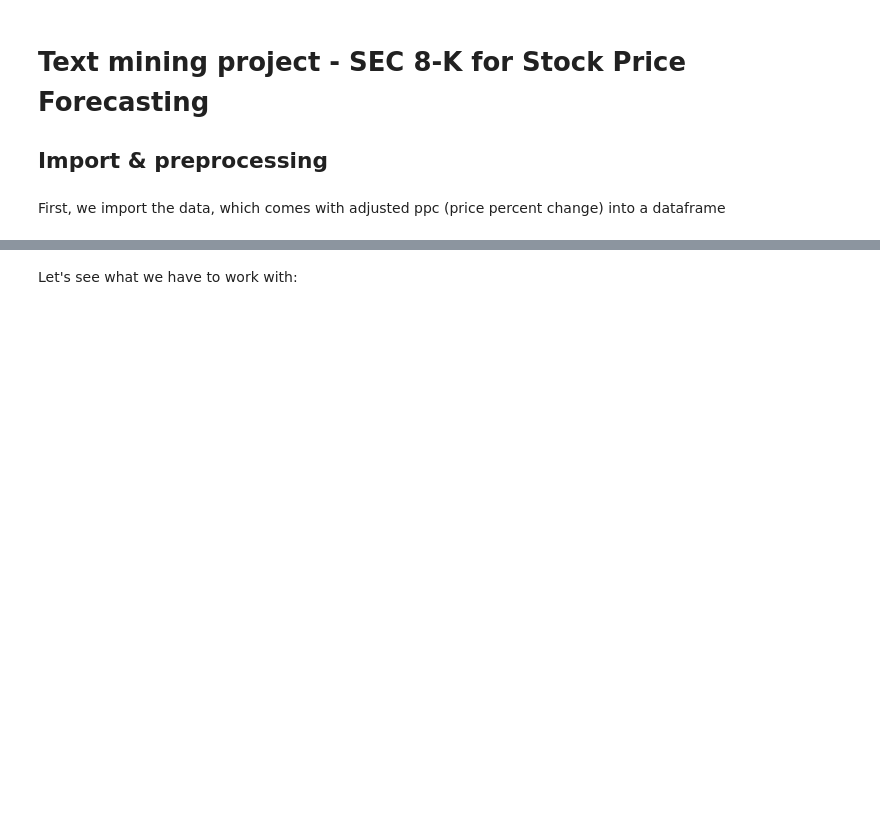
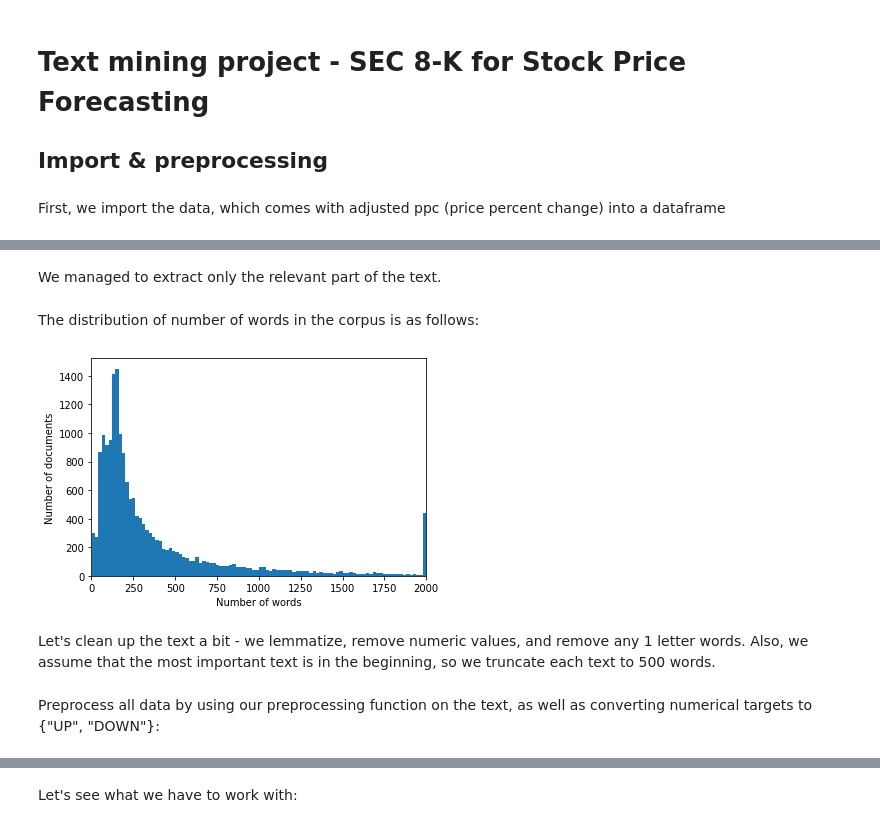
Before and after one commit to emilerik/predict-stock-prices-NLP, a Jupyter notebook: main.ipynb, the cells around one changed output, grey strips where cells are left out. Cells and saved outputs as stored; diff of their text form; code cells hidden in the pictures; blank space fills up the shorter version.

```diff
--- a/main.ipynb
+++ b/main.ipynb
@@ -36,10 +11,0 @@ Some of the text aren't properly fetched from the website, since the request was
-# %%
-import re
-failed = []
-for j in range(len(sec8_df_raw)):
-    #texts_8k = extract_8k_texts(sec8_df_raw['text'][j])
-    thresholdExceed = re.compile("Request Rate Threshold Exceeded", re.IGNORECASE)
-    if thresholdExceed.search(sec8_df_raw['text'][j]):
-        failed.append(j)
-# Drop the failed rows
-sec8_df_raw.drop(failed, inplace=True)
@@ -200,0 +65,7 @@ X_test = pad_sequences(X_test, maxlen=2000, padding="post", truncating="post")
+# %%
+%run helper_functions.py
+
+invalid_docs = get_invalid_documents(sec8_df)
+sec8_df.drop(invalid_docs, inplace=True)
+sec8_df = sec8_df.dropna().reset_index()
+print(f"Removed {len(invalid_docs)} invalid documents")
@@ -200,0 +95,21 @@ X_test = pad_sequences(X_test, maxlen=2000, padding="post", truncating="post")
+# %% [markdown]
+We managed to extract only the relevant part of the text.
+# %% [markdown]
+The distribution of number of words in the corpus is as follows:
+# %%
+lengths = []
+for j in range(len(sec8_df)):
+    lengths.append(len(sec8_df['text'][j].split()))
+lengths = np.array(lengths)
+
+import matplotlib.pyplot as plt
+_ = plt.hist(lengths, bins=100)  # arguments are passed to np.histogram
+plt.xlim([0, 2000])
+plt.xlabel("Number of words")
+plt.ylabel("Number of documents")
+plt.show()
+# %% [output]
+[figure, added]
+# %% [markdown]
+Let's clean up the text a bit - we lemmatize, remove numeric values, and remove any 1 letter words.
+Also, we assume that the most important text is in the beginning, so we truncate each text to 500 words.
@@ -200,0 +128,2 @@ X_test = pad_sequences(X_test, maxlen=2000, padding="post", truncating="post")
+# %% [markdown]
+Preprocess all data by using our preprocessing function on the text, as well as converting numerical targets to {"UP", "DOWN"}:
```
Also changed, not shown: parts of 67 cells of this notebook, 4 other files.
